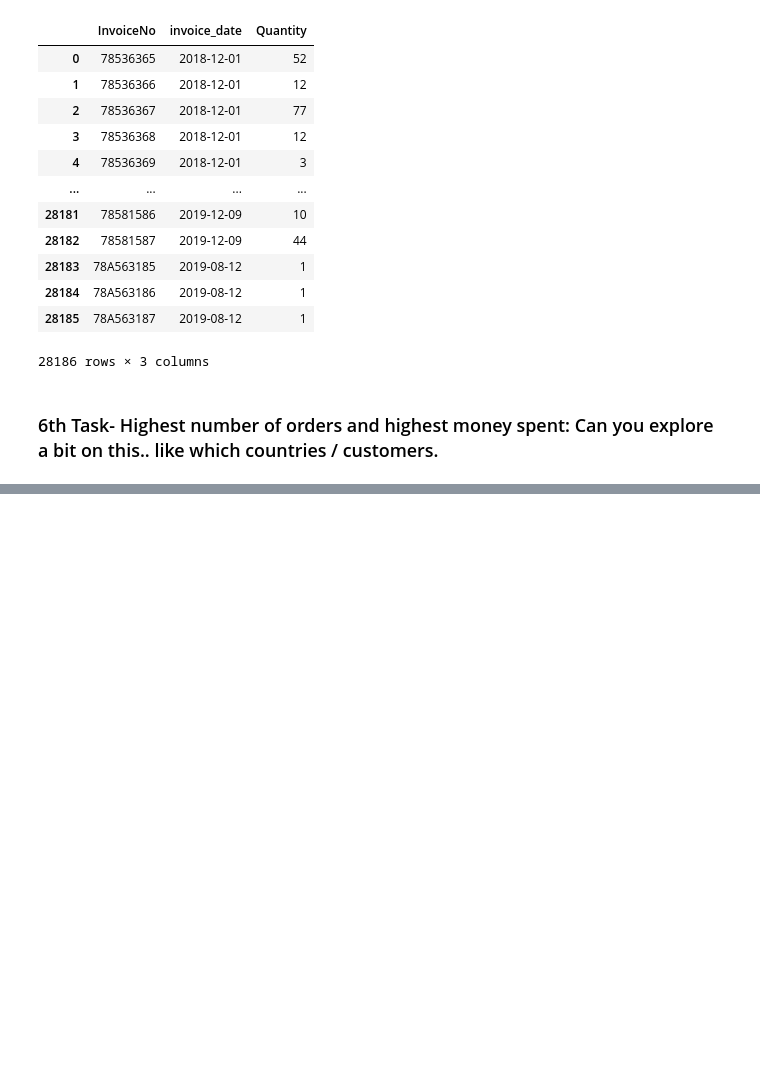
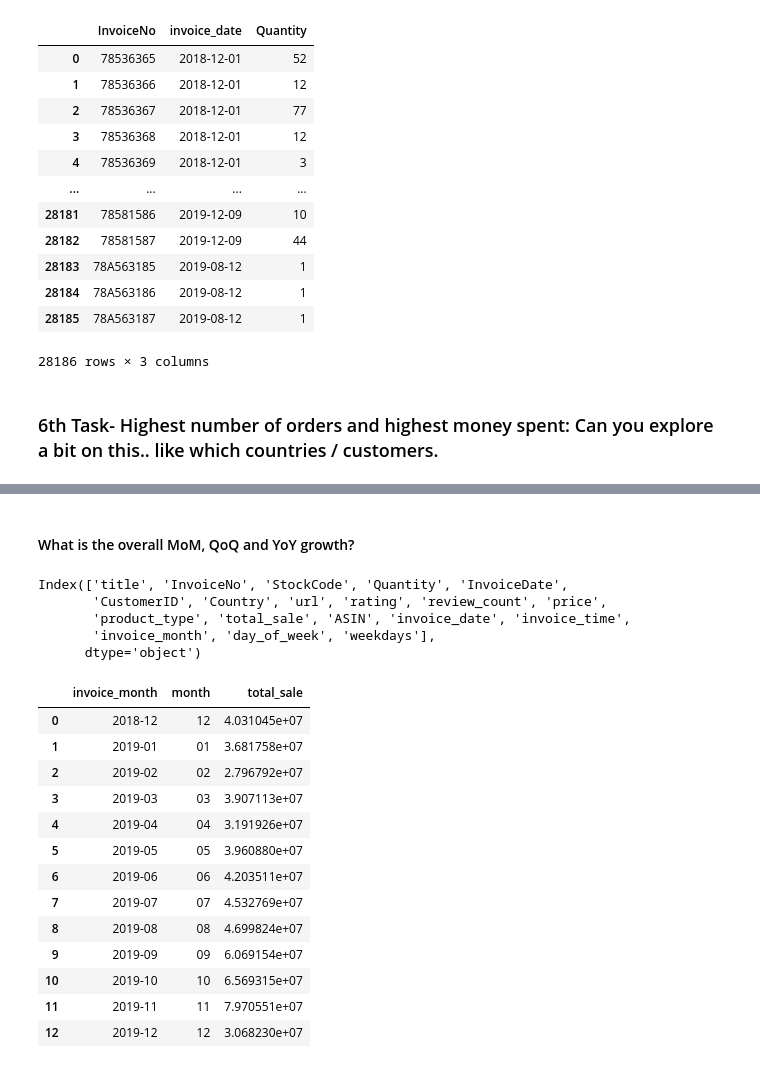
Before and after one commit to selinbulbul/ecommerce-scrape, a Jupyter notebook: New folder/tasks.ipynb, the cells around one changed output, grey strips where cells are left out. Cells and saved outputs as stored; diff of their text form; code cells hidden in the pictures; blank space fills up the shorter version.

```diff
--- a/New folder/tasks.ipynb
+++ b/New folder/tasks.ipynb
@@ -611,2 +631,0 @@ df = df.drop(columns="Unnamed: 0")
-# %%
-df = pd.read_excel("Processors_sample_cleaned.xlsx")
@@ -622,2 +631,0 @@ df.head()
-# %%
-df = df.drop(columns="Unnamed: 0")
@@ -631,0 +680,28 @@ df = df.drop(columns="Unnamed: 0")
+# %% [markdown]
+#### What is the overall MoM, QoQ and YoY growth?
+# %%
+df.columns
+# %% [output]
+Index(['title', 'InvoiceNo', 'StockCode', 'Quantity', 'InvoiceDate',
+       'CustomerID', 'Country', 'url', 'rating', 'review_count', 'price',
+       'product_type', 'total_sale', 'ASIN', 'invoice_date', 'invoice_time',
+       'invoice_month', 'day_of_week', 'weekdays'],
+      dtype='object')
+# %%
+df8_MoM_1= df.groupby(["invoice_month", "month"])["total_sale"].sum().reset_index()
+df8_MoM_1
+# %% [output]
+|  | invoice_month | month | total_sale |
+| 0 | 2018-12 | 12 | 4.031045e+07 |
+| 1 | 2019-01 | 01 | 3.681758e+07 |
+| 2 | 2019-02 | 02 | 2.796792e+07 |
+| 3 | 2019-03 | 03 | 3.907113e+07 |
+| 4 | 2019-04 | 04 | 3.191926e+07 |
+| 5 | 2019-05 | 05 | 3.960880e+07 |
+| 6 | 2019-06 | 06 | 4.203511e+07 |
+| 7 | 2019-07 | 07 | 4.532769e+07 |
+| 8 | 2019-08 | 08 | 4.699824e+07 |
+| 9 | 2019-09 | 09 | 6.069154e+07 |
+| 10 | 2019-10 | 10 | 6.569315e+07 |
+| 11 | 2019-11 | 11 | 7.970551e+07 |
+| 12 | 2019-12 | 12 | 3.068230e+07 |
```
Also changed, not shown: parts of 82 cells of this notebook.
